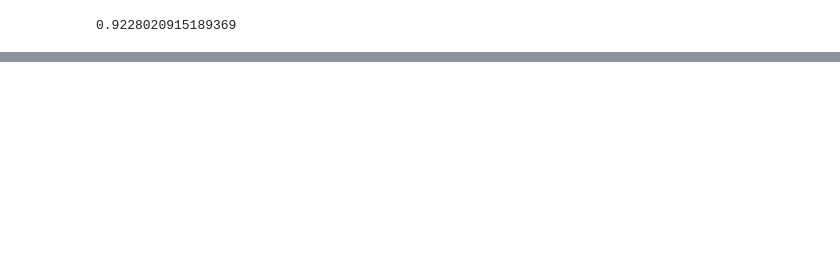
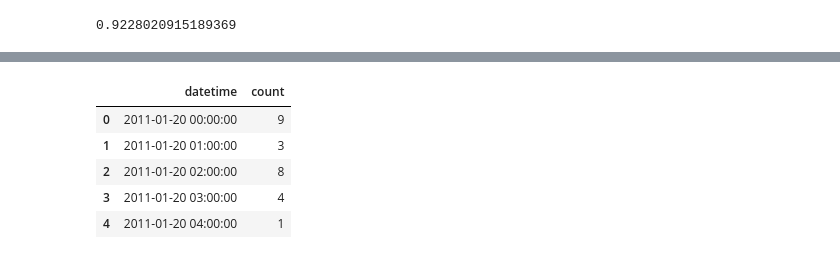
Before and after one commit to xtrmstep/bike-sharing-demand-exercise, a Jupyter notebook: bike-sharing-features.ipynb, the cells around one changed output, grey strips where cells are left out. Cells and saved outputs as stored; diff of their text form; code cells hidden in the pictures; blank space fills up the shorter version.

```diff
--- a/bike-sharing-features.ipynb
+++ b/bike-sharing-features.ipynb
@@ -54,18 +70,18 @@ from sklearn.ensemble import RandomForestClassifier
 
 wCol= ["season","weather","humidity","month","temp","year","atemp"]
 
-dataWind0 = data[data["windspeed"]==0]
-dataWindNot0 = data[data["windspeed"]!=0]
+dataWind0 = train[train["windspeed"]==0]
+dataWindNot0 = train[train["windspeed"]!=0]
 dataWindNot0["windspeed"] = dataWindNot0["windspeed"].astype("str")
 
 rfModel_wind = RandomForestClassifier()
 rfModel_wind.fit(dataWindNot0[wCol], dataWindNot0["windspeed"])
 wind0Values = rfModel_wind.predict(X= dataWind0[wCol])
 dataWind0["windspeed"] = wind0Values
-data = dataWindNot0.append(dataWind0)
-data["windspeed"] = data["windspeed"].astype("float")
-data.reset_index(inplace=True)
-data.drop('index',inplace=True,axis=1)
+train = dataWindNot0.append(dataWind0)
+train["windspeed"] = train["windspeed"].astype("float")
+train.reset_index(inplace=True)
+train.drop('index',inplace=True,axis=1)
 # %% [output]
 A value is trying to be set on a copy of a slice from a DataFrame.
 Try using .loc[row_indexer,col_indexer] = value instead
@@ -105,8 +124,8 @@ import numpy as np
 from sklearn.tree import DecisionTreeRegressor
 import matplotlib.pyplot as plt
 
-X = data.drop(['casual','registered','count'], axis=1)
-y = data['count']
+X = train.drop(['casual','registered','count'], axis=1)
+y = train['count']
 # %% [output]
 Automatically created module for IPython interactive environment
 # %%
@@ -172,0 +202,15 @@ rmsle(y, y_2)
+# %%
+results = regr_2.predict(test[['season', 'holiday', 'workingday', 'weather', 'temp', 'atemp',
+                               'humidity', 'windspeed', 'year', 'month', 'weekday', 'day', 'hour']])
+result_df = test.copy()
+result_df["count"] = results
+result_df["count"] = result_df["count"].astype(int)
+# %%
+result_df[['datetime','count']].head()
+# %% [output]
+|  | datetime | count |
+| 0 | 2011-01-20 00:00:00 | 9 |
+| 1 | 2011-01-20 01:00:00 | 3 |
+| 2 | 2011-01-20 02:00:00 | 8 |
+| 3 | 2011-01-20 03:00:00 | 4 |
+| 4 | 2011-01-20 04:00:00 | 1 |
```
Also changed, not shown: parts of 10 cells of this notebook, 1 other file.
